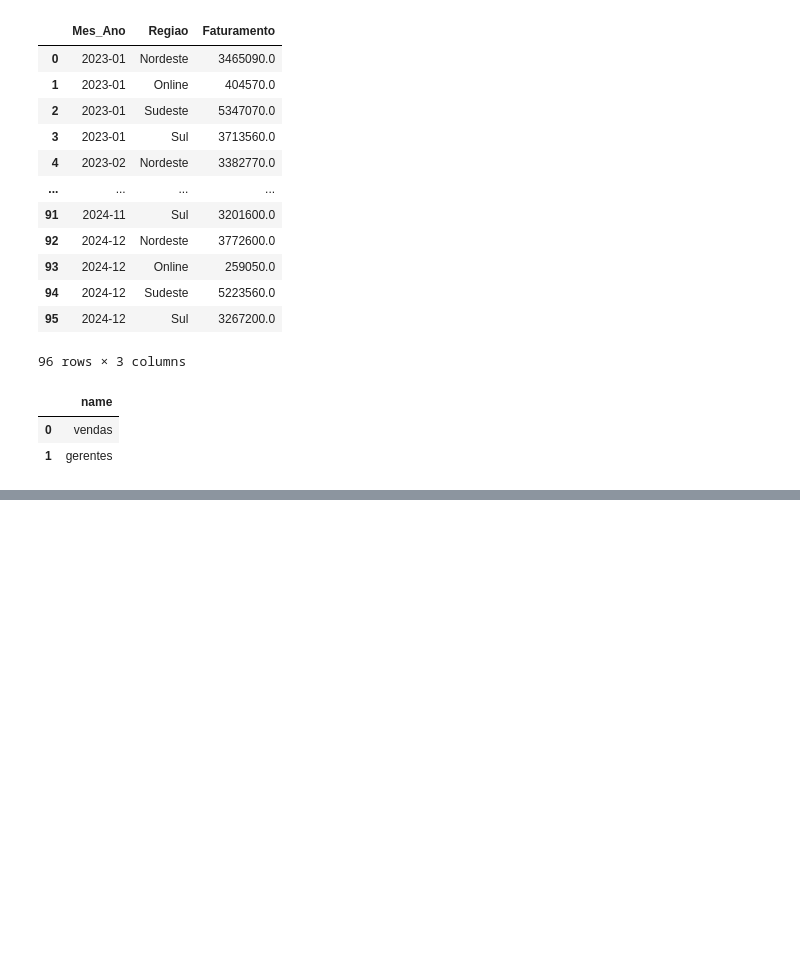
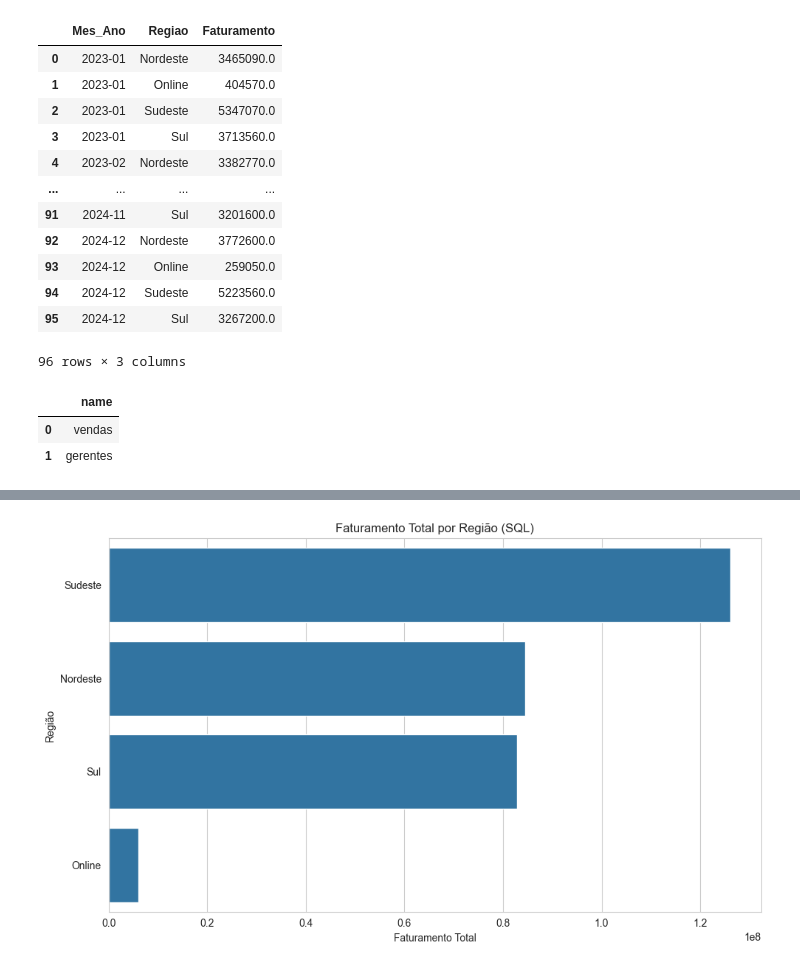
Before and after one commit to karolconkah/projeto-analise-dados, a Jupyter notebook: analise_vendas_gerentes.ipynb, the cells around one changed output, grey strips where cells are left out. Cells and saved outputs as stored; diff of their text form; code cells hidden in the pictures; blank space fills up the shorter version.

```diff
--- a/analise_vendas_gerentes.ipynb
+++ b/analise_vendas_gerentes.ipynb
@@ -630,0 +631,13 @@ display(ranking_gerentes_sql)
+# %%
+#Faturamento total por região
+query = """
+SELECT
+    Regiao,
+    SUM(Faturamento) AS Faturamento_Total
+FROM vendas
+GROUP BY Regiao
+ORDER BY Faturamento_Total DESC;
+"""
+
+df_regiao_sql = pd.read_sql_query(query, conn)
+display(df_regiao_sql)
@@ -630,0 +650,17 @@ display(ranking_gerentes_sql)
+# %%
+plt.figure(figsize=(10,6))
+
+sns.barplot(
+    data=df_regiao_sql,
+    x='Faturamento_Total',
+    y='Regiao'
+)
+
+plt.title('Faturamento Total por Região (SQL)')
+plt.xlabel('Faturamento Total')
+plt.ylabel('Região')
+
+plt.tight_layout()
+plt.show()
+# %% [output]
+[figure, added]
```
Also changed, not shown: parts of 30 cells of this notebook, 1 other file.
